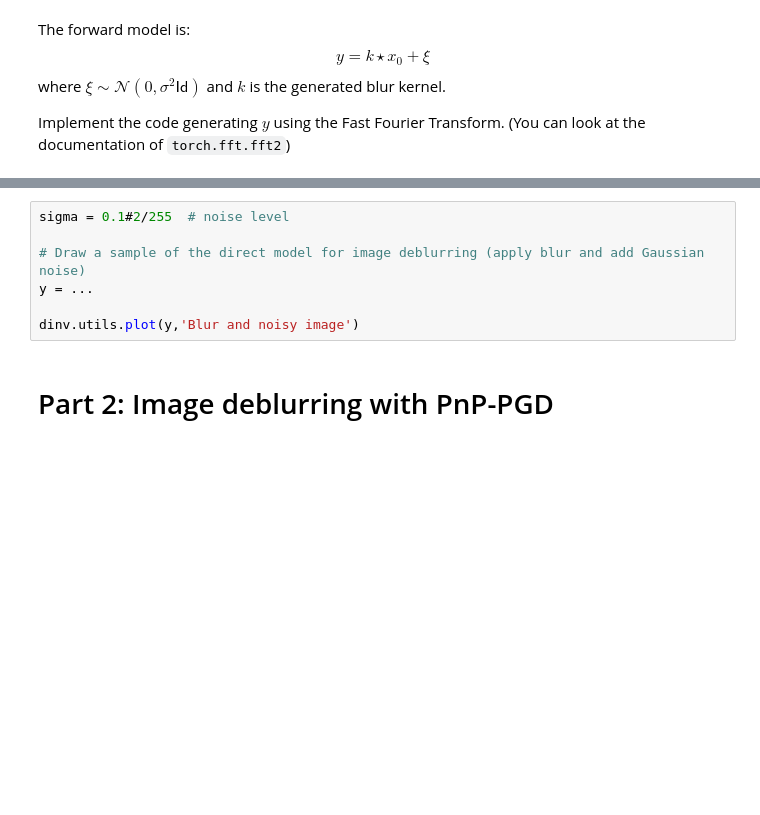
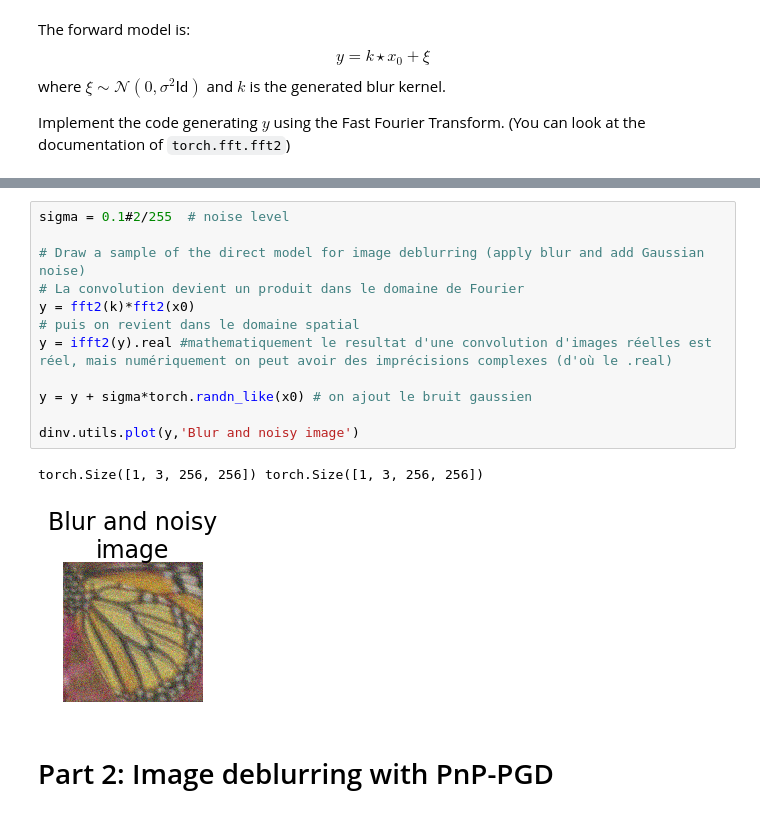
Before and after one commit to selim-ba/insa-image, a Jupyter notebook: TP_1_Image_PnP_Unroll.ipynb, the cells around one changed output, grey strips where cells are left out. Drawn from its saved outputs; the diff is of its cells as text; blank space fills up the shorter version.

```diff
--- a/TP_1_Image_PnP_Unroll.ipynb
+++ b/TP_1_Image_PnP_Unroll.ipynb
@@ -209,10 +222,18 @@ Implement the code generating $y$ using the Fast Fourier Transform. (You can loo
 # %%
 sigma = 0.1#2/255  # noise level
 
 # Draw a sample of the direct model for image deblurring (apply blur and add Gaussian noise)
-y = ...
+# La convolution devient un produit dans le domaine de Fourier
+y = fft2(k)*fft2(x0)
+# puis on revient dans le domaine spatial
+y = ifft2(y).real #mathematiquement le resultat d'une convolution d'images réelles est réel, mais numériquement on peut avoir des imprécisions complexes (d'où le .real)
+
+y = y + sigma*torch.randn_like(x0) # on ajout le bruit gaussien
 
 dinv.utils.plot(y,'Blur and noisy image')
+# %% [output]
+torch.Size([1, 3, 256, 256]) torch.Size([1, 3, 256, 256])
+[figure, added]
 # %% [markdown]
 # Part 2: Image deblurring with PnP-PGD
 # %% [markdown]
```
Also changed, not shown: parts of 6 cells of this notebook.
